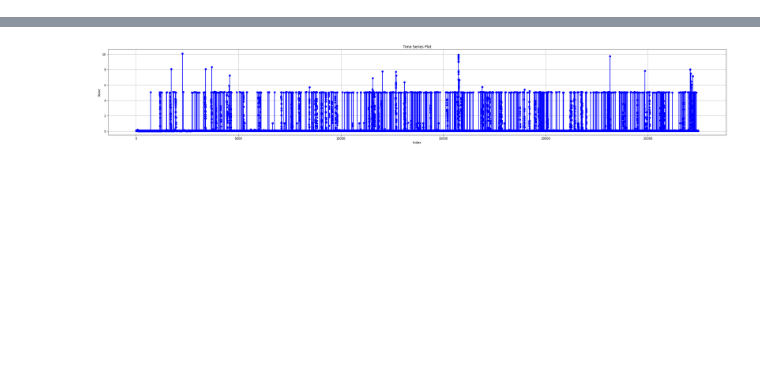
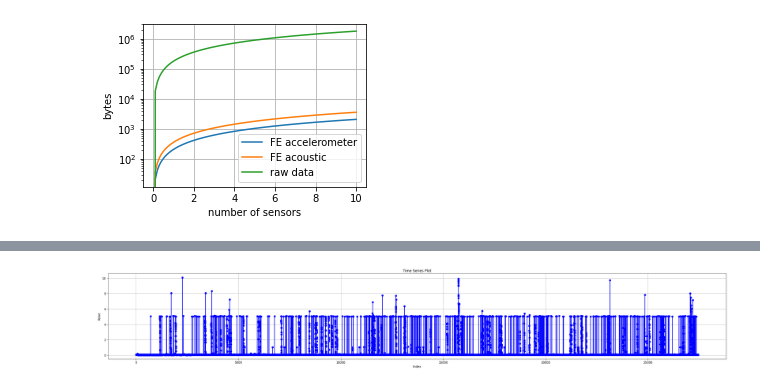
Before and after one commit to ivanzy/professor, a Jupyter notebook: scripts/check-data.ipynb, the cells around one changed output, grey strips where cells are left out. Drawn from its saved outputs; the diff is of its cells as text; code cells hidden in the pictures; blank space fills up the shorter version.

```diff
--- a/scripts/check-data.ipynb
+++ b/scripts/check-data.ipynb
@@ -38,0 +70,35 @@ Standard Deviation: 0.06483581830148975
+# %%
+import numpy as np
+import matplotlib.pyplot as plt
+max_x = 10
+# Define the x values
+x = np.linspace(0, max_x, 100)  # Adjust the range and number of points as needed
+
+# Define the functions
+f1 = (30 * 6 + 27) * x
+f2 = (30 * 11 + 27) * x
+f3 = (71 * 2500 + 44) * x
+
+# Plot the functions
+plt.figure(figsize=(4, 3))
+#plt.xlim(0, 100)
+
+plt.plot(x, f1, label="FE accelerometer")
+plt.plot(x, f2, label="FE acoustic")
+plt.plot(x, f3, label="raw data")
+
+# Add a legend
+plt.legend()
+
+# Set labels and title
+plt.xlabel("number of sensors")
+plt.ylabel("bytes")
+
+# Set the y-axis to log scale
+plt.yscale("log")
+
+# Show the plot
+plt.grid(True)
+plt.show()
+# %% [output]
+[figure, added]
```
Also changed, not shown: parts of 4 cells of this notebook, 3 other files.
